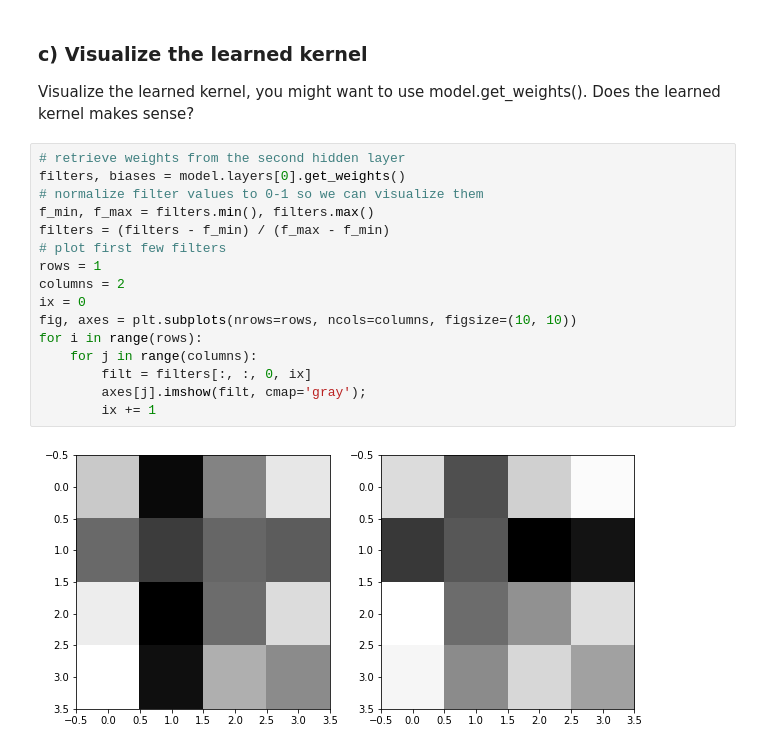
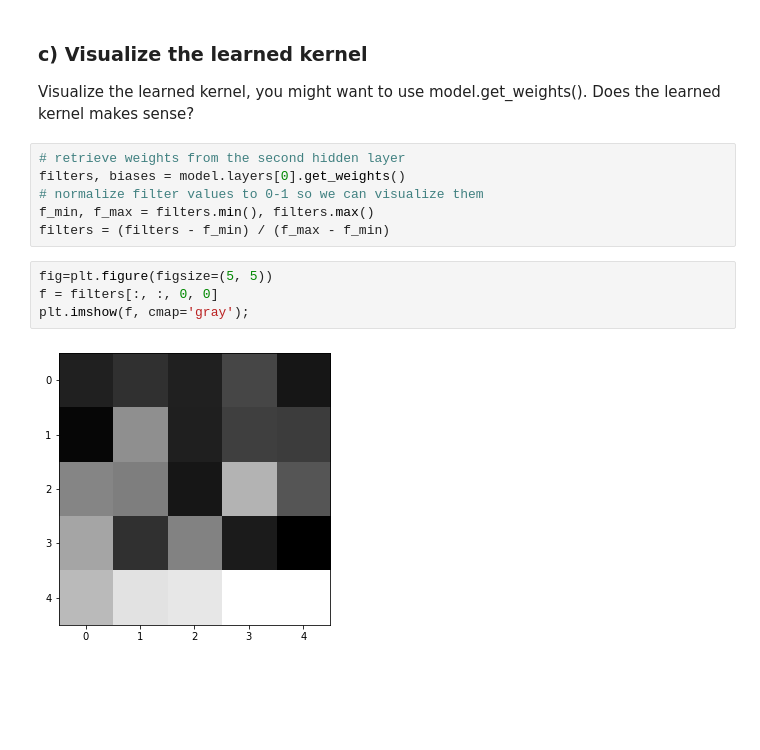
Before and after one commit to ExLeonem/DL-WS1920, a Jupyter notebook: notebooks/AB_2.1.ipynb, the cells around one changed output. Drawn from its saved outputs; the diff is of its cells as text; blank space fills up the shorter version.

```diff
--- a/notebooks/AB_2.1.ipynb
+++ b/notebooks/AB_2.1.ipynb
@@ -147,15 +148,9 @@ filters, biases = model.layers[0].get_weights()
 # normalize filter values to 0-1 so we can visualize them
 f_min, f_max = filters.min(), filters.max()
 filters = (filters - f_min) / (f_max - f_min)
-# plot first few filters
-rows = 1
-columns = 2
-ix = 0
-fig, axes = plt.subplots(nrows=rows, ncols=columns, figsize=(10, 10))
-for i in range(rows):
-    for j in range(columns):
-        filt = filters[:, :, 0, ix]
-        axes[j].imshow(filt, cmap='gray');
-        ix += 1
-# %% [output]
-[figure, removed]
+# %%
+fig=plt.figure(figsize=(5, 5))
+f = filters[:, :, 0, 0]
+plt.imshow(f, cmap='gray');
+# %% [output]
+[figure, added]
```
Also changed, not shown: parts of 6 cells of this notebook.
